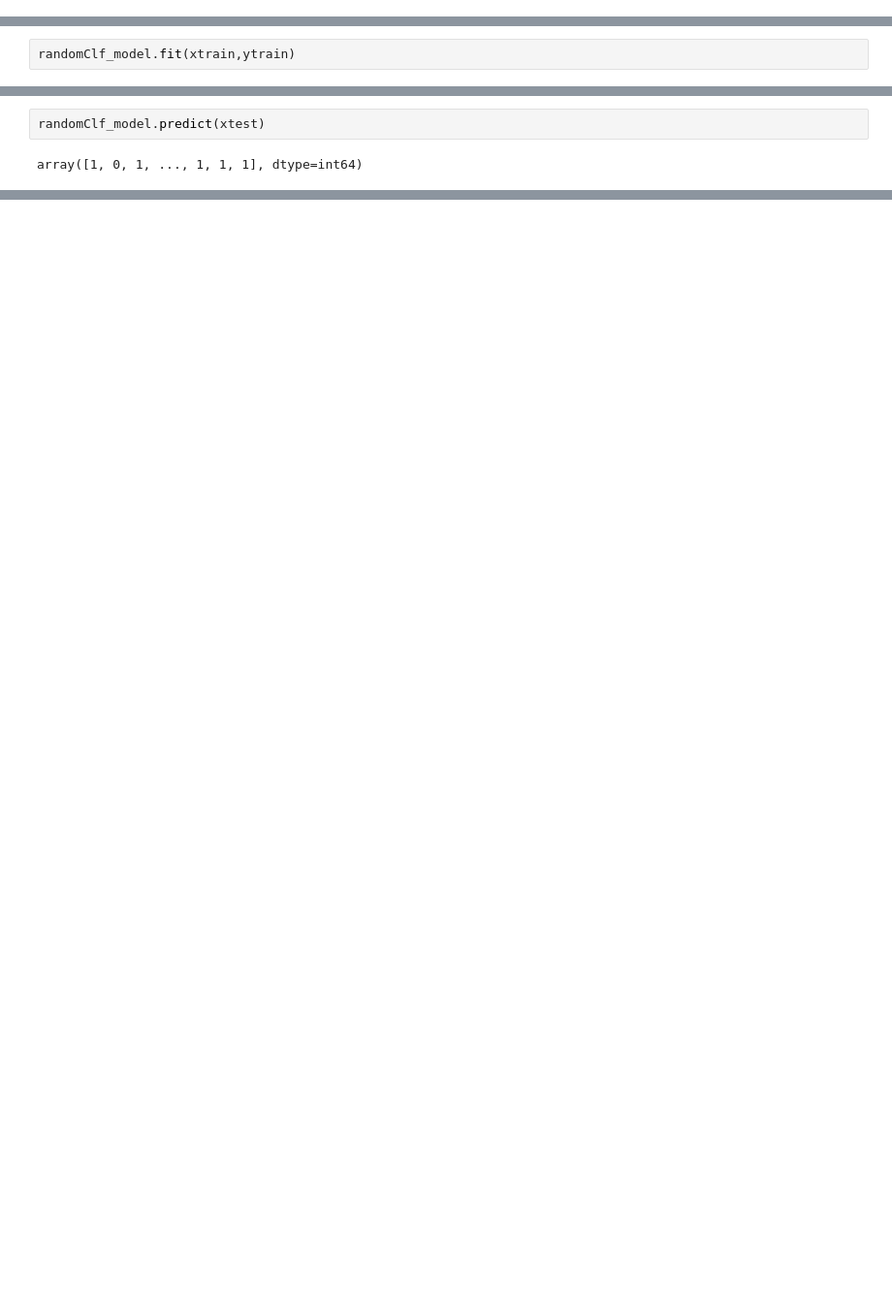
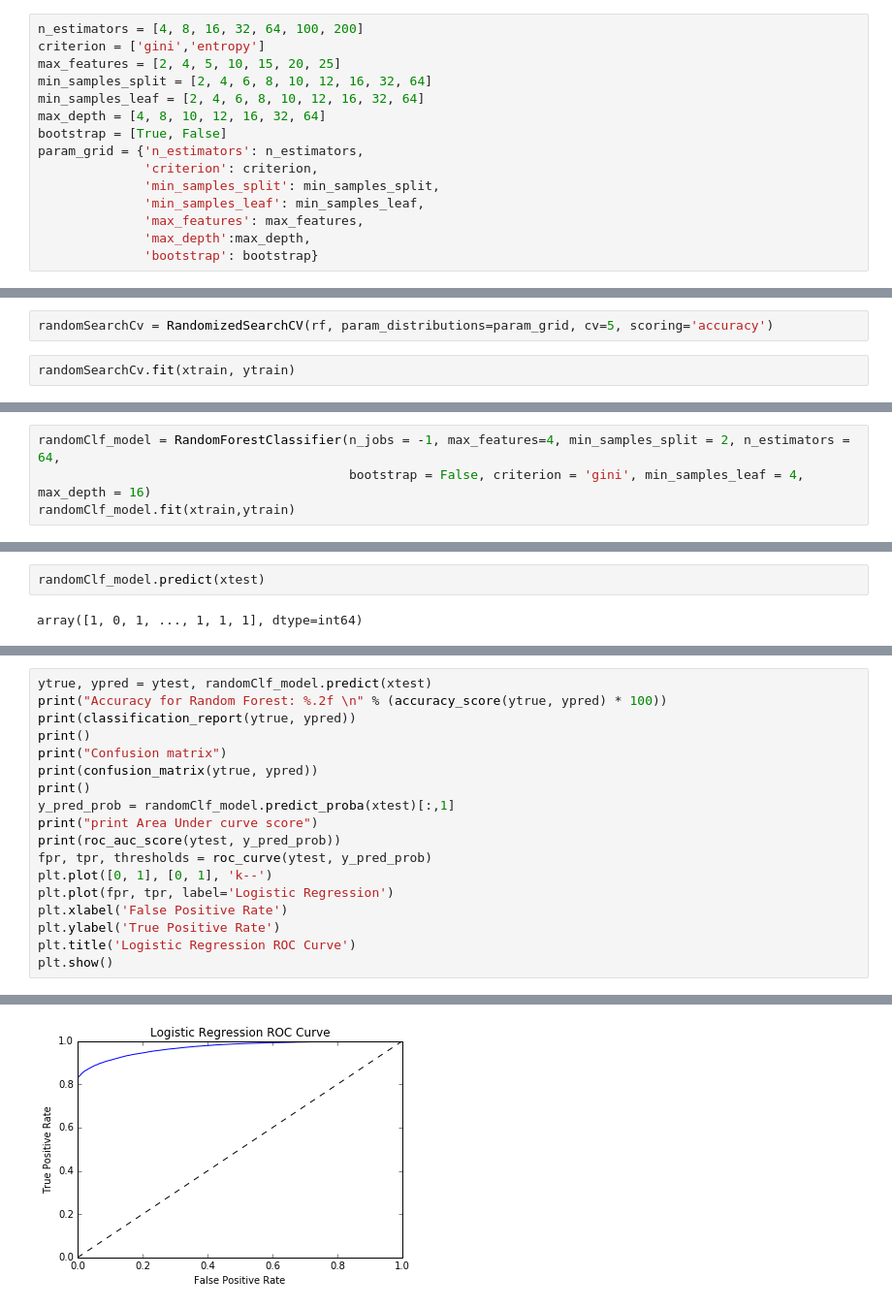
Before and after one commit to khmsha/Springboard, a Jupyter notebook: Capstone_Project1/ML/WashingtonHomeLoans - ML.ipynb, the cells around one changed output, grey strips where cells are left out. Shown at 97% size. Saved outputs shown, nothing was run; the diff lists cells and outputs as text; blank space fills up the shorter version.

```diff
--- a/Capstone_Project1/ML/WashingtonHomeLoans - ML.ipynb
+++ b/Capstone_Project1/ML/WashingtonHomeLoans - ML.ipynb
@@ -602,0 +761,15 @@ max_depth, min_samples_split,
+# %%
+n_estimators = [4, 8, 16, 32, 64, 100, 200]
+criterion = ['gini','entropy']
+max_features = [2, 4, 5, 10, 15, 20, 25]
+min_samples_split = [2, 4, 6, 8, 10, 12, 16, 32, 64]
+min_samples_leaf = [2, 4, 6, 8, 10, 12, 16, 32, 64]
+max_depth = [4, 8, 10, 12, 16, 32, 64]
+bootstrap = [True, False]
+param_grid = {'n_estimators': n_estimators,
+              'criterion': criterion,
+              'min_samples_split': min_samples_split,
+              'min_samples_leaf': min_samples_leaf,
+              'max_features': max_features,
+              'max_depth':max_depth,
+              'bootstrap': bootstrap}
@@ -603,3 +784,5 @@ max_depth, min_samples_split,
+# %%
+randomSearchCv = RandomizedSearchCV(rf, param_distributions=param_grid, cv=5, scoring='accuracy')
 # %%
-randomClf_model.fit(xtrain,ytrain)
+randomSearchCv.fit(xtrain, ytrain)
 # %% [output]
@@ -612,0 +807,4 @@ RandomForestClassifier(bootstrap=True, class_weight=None, criterion='gini',
+# %%
+randomClf_model = RandomForestClassifier(n_jobs = -1, max_features=4, min_samples_split = 2, n_estimators = 64,
+                                         bootstrap = False, criterion = 'gini', min_samples_leaf = 4, max_depth = 16)
+randomClf_model.fit(xtrain,ytrain)
@@ -630,0 +823,19 @@ None
+# %%
+ytrue, ypred = ytest, randomClf_model.predict(xtest)
+print("Accuracy for Random Forest: %.2f \n" % (accuracy_score(ytrue, ypred) * 100))
+print(classification_report(ytrue, ypred))
+print()
+print("Confusion matrix")
+print(confusion_matrix(ytrue, ypred))
+print()
+y_pred_prob = randomClf_model.predict_proba(xtest)[:,1]
+print("print Area Under curve score")
+print(roc_auc_score(ytest, y_pred_prob))
+fpr, tpr, thresholds = roc_curve(ytest, y_pred_prob)
+plt.plot([0, 1], [0, 1], 'k--')
+plt.plot(fpr, tpr, label='Logistic Regression')
+plt.xlabel('False Positive Rate')
+plt.ylabel('True Positive Rate')
+plt.title('Logistic Regression ROC Curve')
+plt.show()
+# %% [output]
@@ -630,0 +860 @@ None
+[figure, added]
```
Also changed, not shown: parts of 126 cells of this notebook.
